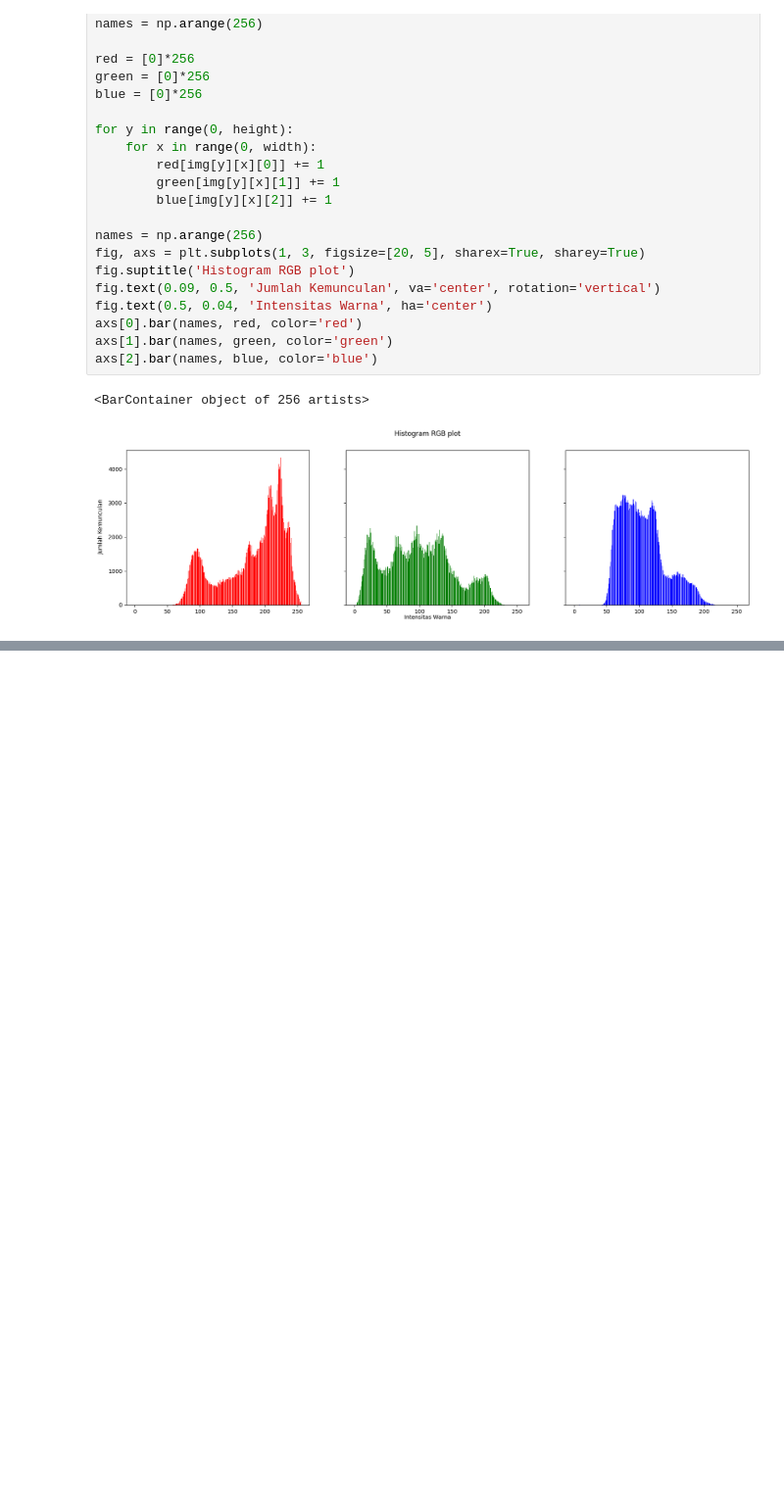
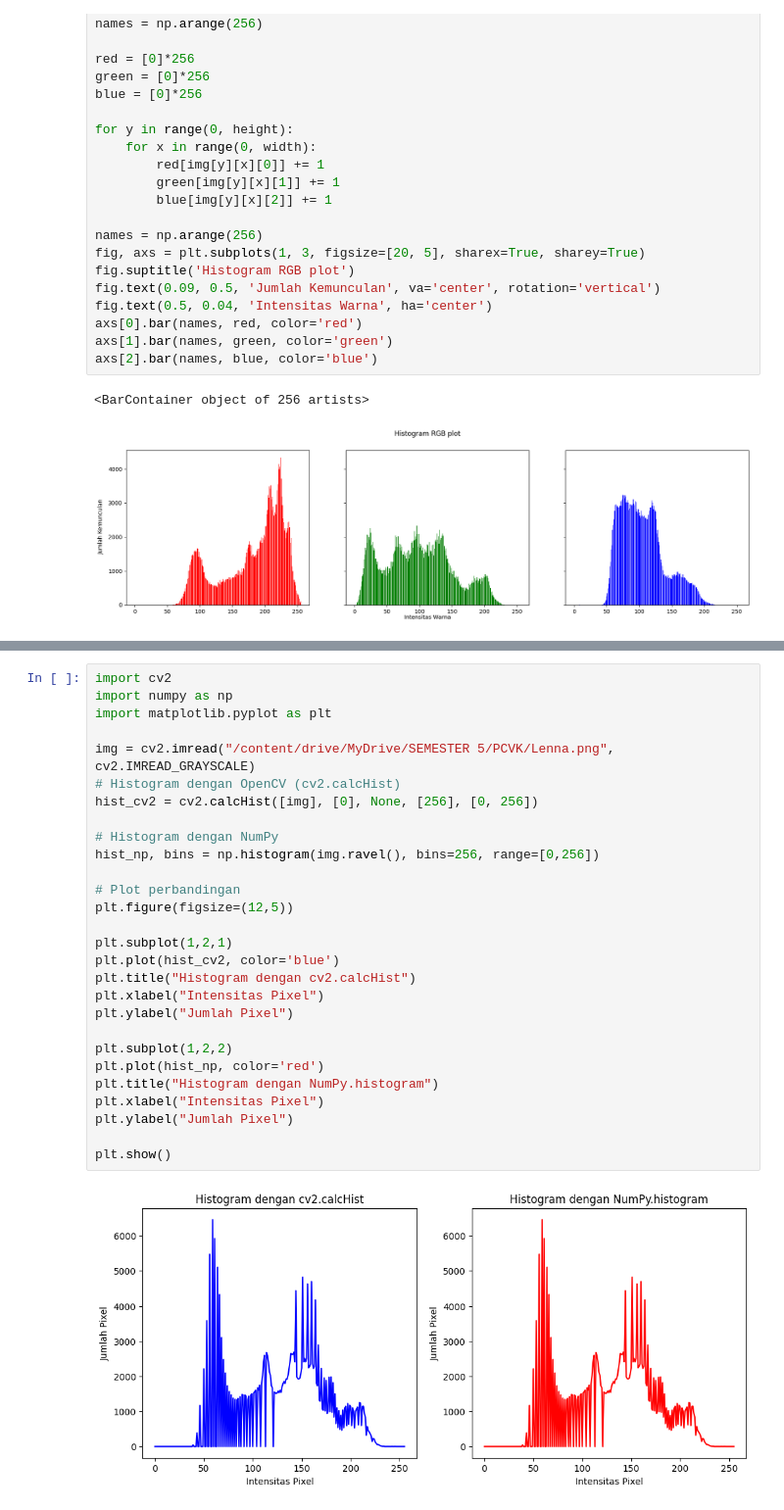
Before and after one commit to sirfara12/PCVK25_3G_26, a Jupyter notebook: week5_26.ipynb, the cells around one changed output, grey strips where cells are left out. Shown at 98% size. Saved outputs shown, nothing was run; the diff lists cells and outputs as text; blank space fills up the shorter version.

Commit message:
P5_D2Percobaan Histogram equalizatin_26 P5_Pertanyaan praktikum D2_26

```diff
--- a/week5_26.ipynb
+++ b/week5_26.ipynb
@@ -51,0 +60,30 @@ axs[2].bar(names, blue, color='blue')
+# %%
+import cv2
+import numpy as np
+import matplotlib.pyplot as plt
+
+img = cv2.imread("/content/drive/MyDrive/SEMESTER 5/PCVK/Lenna.png", cv2.IMREAD_GRAYSCALE)
+# Histogram dengan OpenCV (cv2.calcHist)
+hist_cv2 = cv2.calcHist([img], [0], None, [256], [0, 256])
+
+# Histogram dengan NumPy
+hist_np, bins = np.histogram(img.ravel(), bins=256, range=[0,256])
+
+# Plot perbandingan
+plt.figure(figsize=(12,5))
+
+plt.subplot(1,2,1)
+plt.plot(hist_cv2, color='blue')
+plt.title("Histogram dengan cv2.calcHist")
+plt.xlabel("Intensitas Pixel")
+plt.ylabel("Jumlah Pixel")
+
+plt.subplot(1,2,2)
+plt.plot(hist_np, color='red')
+plt.title("Histogram dengan NumPy.histogram")
+plt.xlabel("Intensitas Pixel")
+plt.ylabel("Jumlah Pixel")
+
+plt.show()
+# %% [output]
+[figure, added]
```
Also changed, not shown: parts of 14 cells of this notebook.
